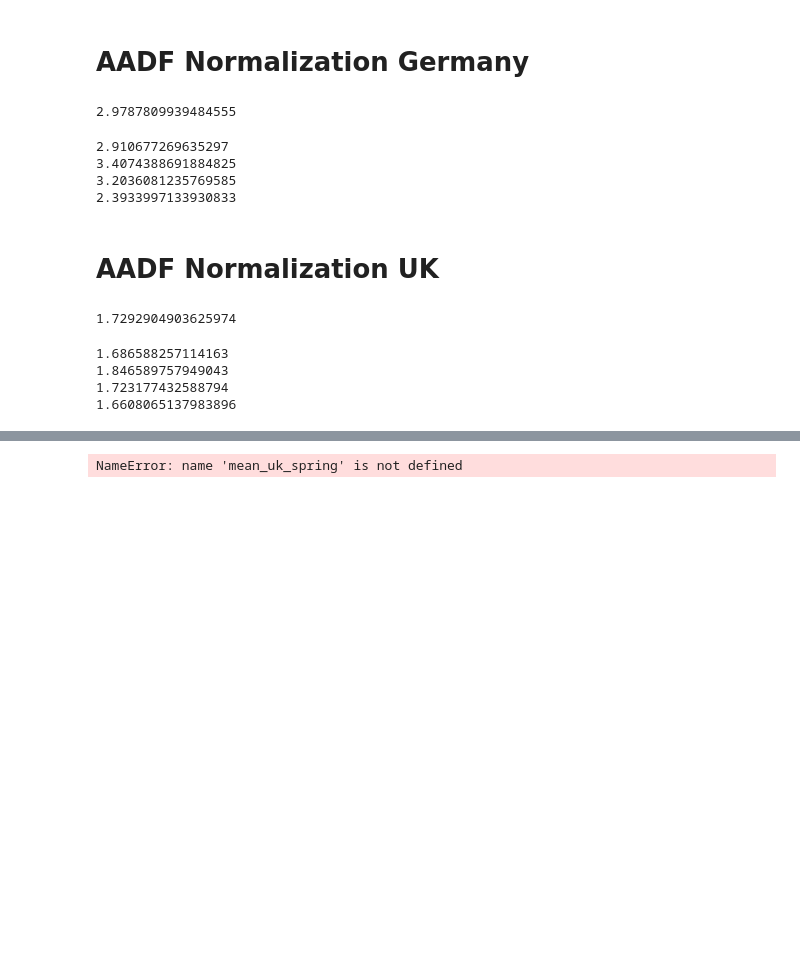
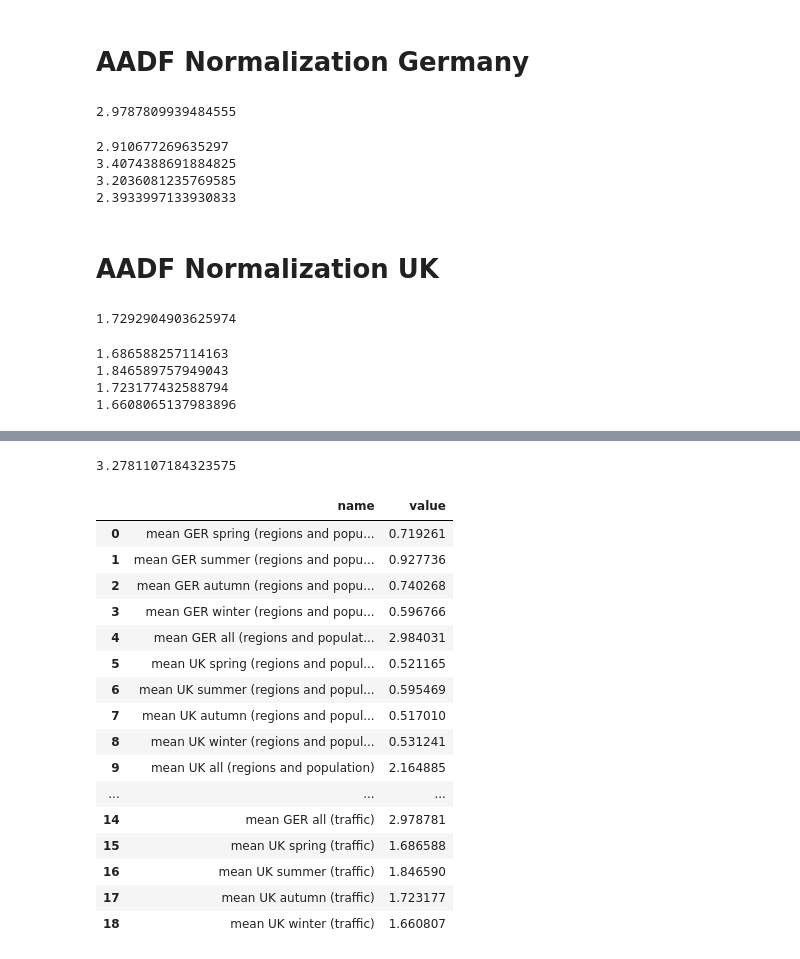
Before and after one commit to d2stcjm4qk-alt/data-lit-project, a Jupyter notebook: notebooks/notebook_normalization/normalization_means.ipynb, the cells around one changed output, grey strips where cells are left out. Saved outputs shown, nothing was run; the diff lists cells and outputs as text; code cells hidden in the pictures; blank space fills up the shorter version.

```diff
--- a/notebooks/notebook_normalization/normalization_means.ipynb
+++ b/notebooks/notebook_normalization/normalization_means.ipynb
@@ -208,9 +140,10 @@ print(deadly_collisions_included_in_normalizations_uk)
 proc = AccidentDataProcessor()
 
 # Germany
-ger_regions = gpd.read_file("../data/processed/ger_gdf_with_osm_roads.gpkg")
-ger_acc = proc.load_accidents("../data/processed/modified_ger.csv",
+ger_regions = gpd.read_file('../../data/preprocessed/germany/geofiles/ger_gdf_with_osm_roads.gpkg')
+ger_acc = proc.load_accidents('../../data/preprocessed/germany/collisions/preprocessed_ger.csv',
                               category_filters={"casualty_severity": [1]})
+
 ger_merged = proc.aggregate_by_region_monthly(ger_regions, ger_acc)
 ger_traffic_exposure_gdf = process_country(ger_merged, 'Germany')
 ger_normalized_by_traffic = normalize_accident_count(ger_traffic_exposure_gdf, 1e9)
@@ -220,14 +153,14 @@ print(traffic_ger)
 2.9787809939484555
 # %%
 seasons = [[3,4,5],[6,7,8],[9,10,11],[12,1,2]]
-seasons_ger= []
+seasons_ger_aadf= []
 for i in seasons:
     season_g =  ger_normalized_by_traffic[ger_normalized_by_traffic['month'].isin(i)]
     mean = season_g["accident_rate"].mean()
-    seasons_ger.append(mean)
+    seasons_ger_aadf.append(mean)
 
 means_ger = []
-for i in seasons_ger:
+for i in seasons_ger_aadf:
     means_ger.append(i)
     print(i)
 # %% [output]
@@ -241,9 +174,10 @@ for i in seasons_ger:
 proc = AccidentDataProcessor()
 
 # Germany
-uk_regions = gpd.read_file("../data/processed/uk_gdf_with_osm_roads.gpkg")
+uk_regions = gpd.read_file('../../data/preprocessed/uk/geofiles/uk_gdf_with_osm_roads.gpkg')
 uk_acc = proc.load_accidents('../../data/preprocessed/uk/collisions/preprocessed_uk.csv',
                               category_filters={"casualty_severity": [1]})
+
 uk_merged = proc.aggregate_by_region_monthly(uk_regions, uk_acc)
 uk_traffic_exposure_gdf = process_country(uk_merged, 'UK')
 uk_normalized_by_traffic = normalize_accident_count(uk_traffic_exposure_gdf, 1e9)
@@ -253,14 +187,15 @@ print(traffic_uk)
 # %% [output]
 1.7292904903625974
 # %%
-seasons_uk= []
+seasons = [[3,4,5],[6,7,8],[9,10,11],[12,1,2]]
+seasons_uk_aadf= []
 for i in seasons:
     season_uk =  uk_normalized_by_traffic[uk_normalized_by_traffic['month'].isin(i)]
     mean = season_uk["accident_rate"].mean()
-    seasons_uk.append(mean)
+    seasons_uk_aadf.append(mean)
 
 means_uk = []
-for i in seasons_uk:
+for i in seasons_uk_aadf:
     means_uk.append(i)
     print(i)
 # %% [output]
@@ -328,47 +244,66 @@ print(np.sum(norm_uk))
+# %%
+# 1. Load your 500k-merged regions
+region_path = '../../data/preprocessed/germany/geofiles/Germany_full.geojson'
+regions_gdf = gpd.read_file(region_path)
+
+# 2. Initialize Normalizer
+normalizer = AccidentNormalizer(regions_gdf)
+# 3. Process Accidents
+acc_path = '../../data/preprocessed/germany/collisions/preprocessed_ger.csv'
+acc_gdf = normalizer.load_accident_data(acc_path, filters={"casualty_severity": ["1"]})
+# 4. Generate Final Dataset
+final_regions_full = normalizer.attach_regions_and_count(acc_gdf)
+final_regions_full = normalizer.normalize_by_population(scale=100_000)
+
+mean_ger_all_pop = final_regions_full["accidents_per_100k"].mean()
+print(mean_ger_all_pop)
+# %% [output]
+3.2781107184323575
 # %%
 data_different_normazations = {
     "mean GER spring (regions and population)": [mean_ger_spring],
     "mean GER summer (regions and population)": [mean_ger_summer],
     "mean GER autumn (regions and population)": [mean_ger_autumn],
     "mean GER winter (regions and population)": [mean_ger_winter],
     "mean GER all (regions and population)": [mean_ger_all],
     "mean UK spring (regions and population)": [mean_uk_spring],
     "mean UK summer (regions and population)": [mean_uk_summer],
     "mean UK autumn (regions and population)": [mean_uk_autumn],
     "mean UK winter (regions and population)": [mean_uk_winter],
     "mean UK all (regions and population)": [mean_uk_all],
     "mean GER spring (traffic)": [means_ger[0]],
     "mean GER summer (traffic)": [means_ger[1]],
     "mean GER autumn (traffic)": [means_ger[2]],
     "mean GER winter (traffic)": [means_ger[3]],
     "mean GER all (traffic)": [traffic_ger],
     "mean UK spring (traffic)": [means_uk[0]],
     "mean UK summer (traffic)": [means_uk[1]],
     "mean UK autumn (traffic)": [means_uk[2]],
-    "mean UK winter (traffic)": [means_uk[3]],
-    "mean UK all (traffic)": [traffic_uk],
-    "mean GER spring (population)": [norm_ger[0]],
-    "mean GER summer (population)": [norm_ger[1]],
-    "mean GER autumn (population)": [norm_ger[2]],
-    "mean GER winter (population)": [norm_ger[3]],
-    "mean GER all (population)": [deadly_ger_norm],
-    "mean UK spring (population)": [norm_uk[0]],
-    "mean UK summer (population)": [norm_uk[1]],
-    "mean UK autumn (population)": [norm_uk[2]],
-    "mean UK winter (population)": [norm_uk[3]],
-    "mean UK all (population)": [deadly_uk_norm],
-    "deadly collisions GER": [deadly_ger],
-    "deadly collisions UK": [deadly_uk],
-    "deadly collisions included in normalizations GER": [deadly_collisions_included_in_normalizations_ger],
-    "deadly collisions included in normalizations UK": [deadly_collisions_included_in_normalizations_uk]
+    "mean UK winter (traffic)": [means_uk[3]]
 }
 
 df_normalizaions = pd.DataFrame([
     {"name": key, "value": value[0]}
     for key, value in data_different_normazations.items()
 ])
 
-df_normalizaions.to_csv("../../results/Values_normalizations/variablenwerte.csv", index=False)
+df_normalizaions.to_csv('../../results/values_normalization/normalzaion_values', index=False)
 df_normalizaions
 # %% [output]
-NameError: name 'mean_uk_spring' is not defined
+|  | name | value |
+| 0 | mean GER spring (regions and popu... | 0.719261 |
+| 1 | mean GER summer (regions and popu... | 0.927736 |
+| 2 | mean GER autumn (regions and popu... | 0.740268 |
+| 3 | mean GER winter (regions and popu... | 0.596766 |
+| 4 | mean GER all (regions and populat... | 2.984031 |
+| 5 | mean UK spring (regions and popul... | 0.521165 |
+| 6 | mean UK summer (regions and popul... | 0.595469 |
+| 7 | mean UK autumn (regions and popul... | 0.517010 |
+| 8 | mean UK winter (regions and popul... | 0.531241 |
+| 9 | mean UK all (regions and population) | 2.164885 |
+| ... | ... | ... |
+| 14 | mean GER all (traffic) | 2.978781 |
+| 15 | mean UK spring (traffic) | 1.686588 |
+| 16 | mean UK summer (traffic) | 1.846590 |
+| 17 | mean UK autumn (traffic) | 1.723177 |
+| 18 | mean UK winter (traffic) | 1.660807 |
```
Also changed, not shown: parts of 23 cells of this notebook, 21 other files.
